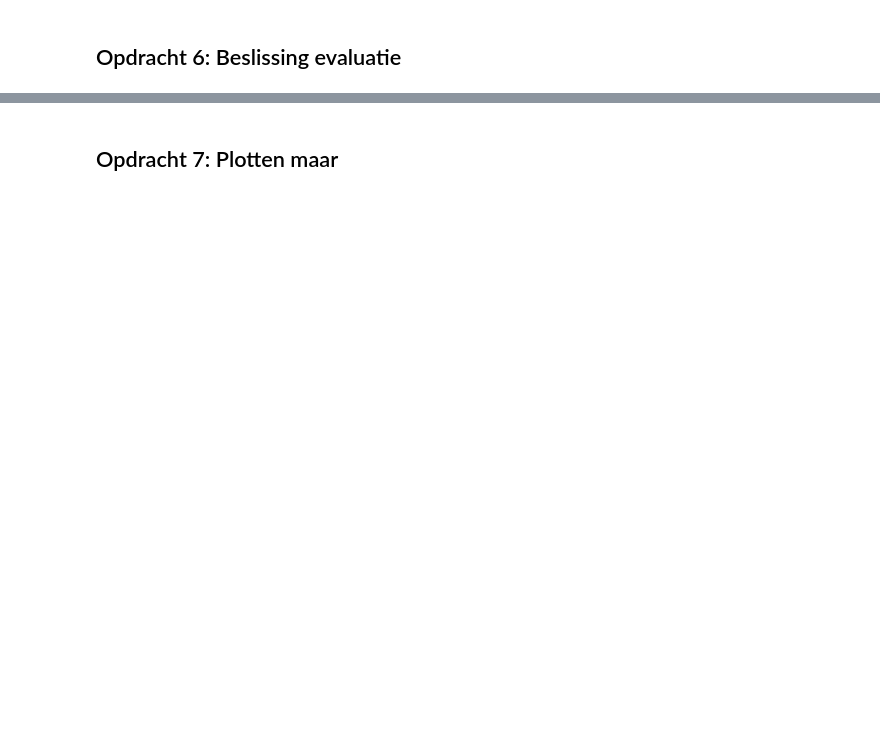
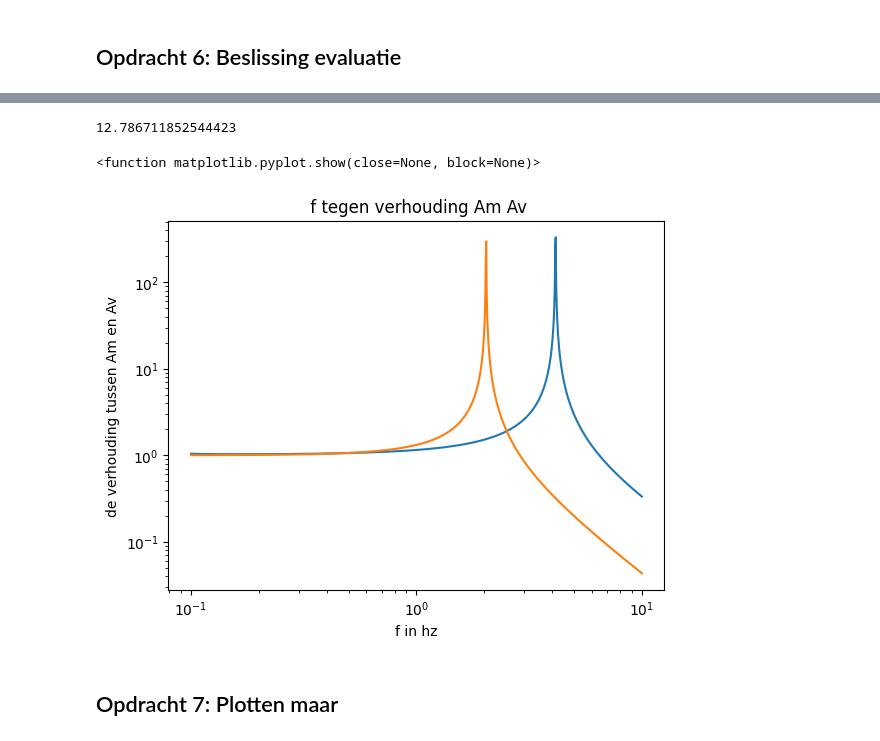
Before and after one commit to tdrvs/opdrachten-DEF-D, a Jupyter notebook: FysiekeOntwerpopdrachten/5MaakEenOpstellingTrillingsvrij/Ontwerpopdracht5MaakEenOpstellingTrillingsvrijInvulTemplate.ipynb, the cells around one changed output, grey strips where cells are left out. Drawn from its saved outputs; the diff is of its cells as text; code cells hidden in the pictures; blank space fills up the shorter version.

```diff
--- a/FysiekeOntwerpopdrachten/5MaakEenOpstellingTrillingsvrij/Ontwerpopdracht5MaakEenOpstellingTrillingsvrijInvulTemplate.ipynb
+++ b/FysiekeOntwerpopdrachten/5MaakEenOpstellingTrillingsvrij/Ontwerpopdracht5MaakEenOpstellingTrillingsvrijInvulTemplate.ipynb
@@ -152,7 +159,33 @@ Deze grafiek heb je later weer nodig om je gemeten punten aan toe te voegen. Ga
 
 Als je hier negatief geantwoord hebt, kopieer onder deze cel dan alle cellen van Synthese tot en met Evaluation & decision en doorloop dat deel van het ontwerp proces nogmaals.
 # %%
-# Voeg hier je plot in.
+f = np.logspace(-1,1,1000)
+w=2*np.pi*f
+f0 = w0/(2*np.pi)
+r = 1/(1-((f**2)/((w0)**2)))
+
+g = 9.81
+delta_x = 0.06
+w1 = np.sqrt(g/delta_x)
+print(w1)
+
+
+r1 = 1/(1-((w**2)/((w1)**2)))
+
+plt.figure()
+plt.plot(f,np.abs(r))
+plt.plot(f,np.abs(r1))
+plt.xlabel('f in hz')
+plt.ylabel('de verhouding tussen Am en Av')
+plt.xscale('log')
+plt.yscale('log')
+plt.title(' f tegen verhouding Am Av')
+plt.savefig("theorie-en-opstelling.png")
+plt.show
+# %% [output]
+12.786711852544423
+<function matplotlib.pyplot.show(close=None, block=None)>
+[figure, added]
 # %% [markdown]
 ## Opdracht 7: Plotten maar
 # %%
```
Also changed, not shown: parts of 15 cells of this notebook, 4 other files.
